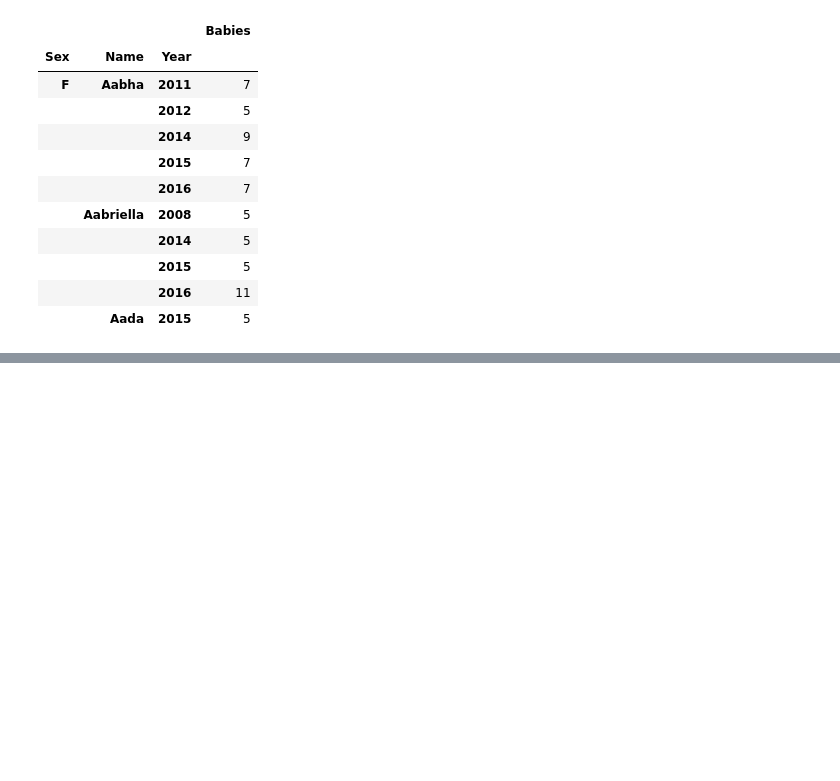
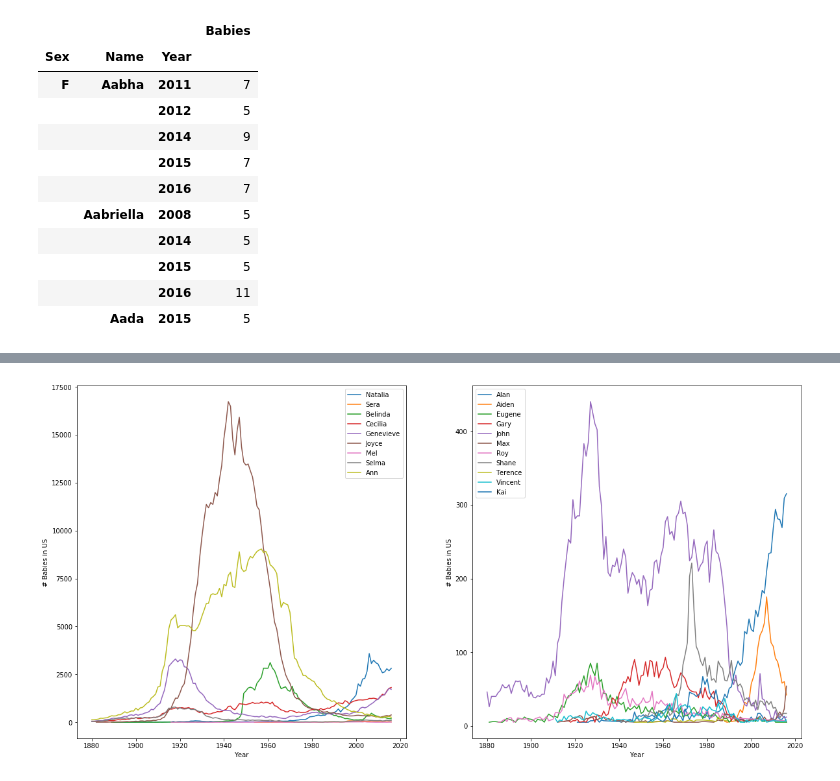
Before and after one commit to WillHTam/data_exercises, a Jupyter notebook: Name Analysis with Pivot Tables.ipynb, the cells around one changed output, grey strips where cells are left out. Saved outputs shown, nothing was run; the diff lists cells and outputs as text; code cells hidden in the pictures; blank space fills up the shorter version.

Commit message:
add names

```diff
--- a/Name Analysis with Pivot Tables.ipynb
+++ b/Name Analysis with Pivot Tables.ipynb
@@ -197,0 +218,25 @@ plt.legend(common_names)
+# %%
+fig = plt.figure(figsize=(20,10))
+ax1 = fig.add_subplot(1,2,1)
+ax2 = fig.add_subplot(1,2,2)
+
+f_names = [ 'Natalia', 'Sera', 'Belinda', 'Cecilia', 'Genevieve', 'Joyce', 'Mel', 'Selma', 'Ann' ]
+m_names = [ 'Alan', 'Aiden', 'Eugene', 'Gary', 'John', 'Max', 'Roy', 'Shane', 'Terence', 'Vincent', 'Kai' ]
+
+for n in f_names:
+    data = all_names_index.loc['F', n]
+    ax1.plot(data)
+    ax1.set_xlabel('Year')
+    ax1.set_ylabel('# Babies in US')
+    ax1.legend(f_names)
+
+for n in m_names:
+    data = all_names_index.loc['F', n]
+    ax2.plot(data)
+    ax2.set_xlabel('Year')
+    ax2.set_ylabel('# Babies in US ?')
+    ax2.legend(m_names)
+
+plt.show()
+# %% [output]
+[figure, added]
```
Also changed, not shown: parts of 4 cells of this notebook.
